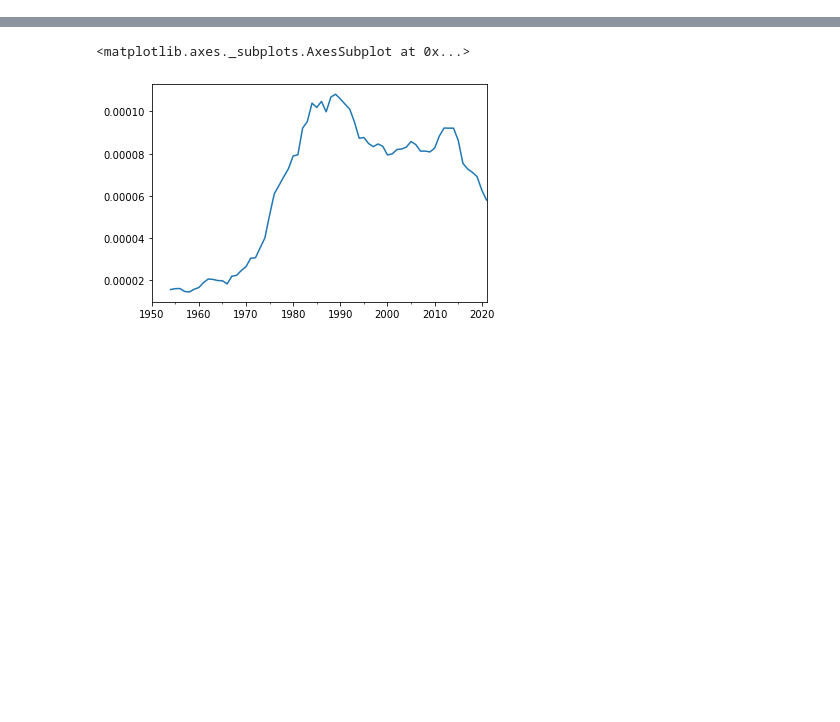
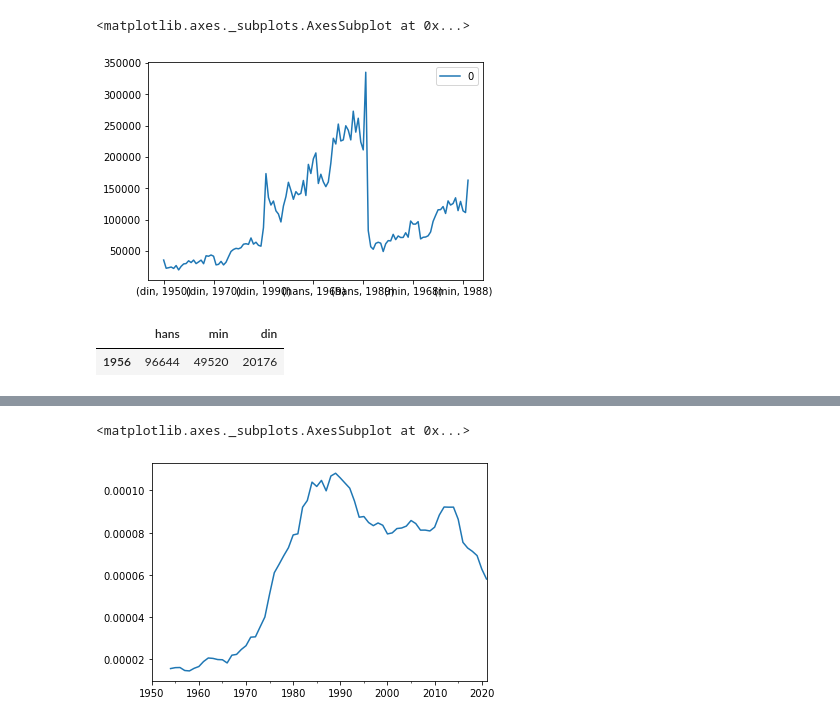
Before and after one commit to NationalLibraryOfNorway/DHLAB, a Jupyter notebook: test_ngram.ipynb, the cells around one changed output, grey strips where cells are left out. Cells and saved outputs as stored; diff of their text form; code cells hidden in the pictures; blank space fills up the shorter version.

```diff
--- a/test_ngram.ipynb
+++ b/test_ngram.ipynb
@@ -26,0 +73,6 @@ def ngram_news(word = '.', title = None, period = None):
+# %%
+df = pd.DataFrame.from_dict(data, orient = 'index')
+df.index = df.index.map(lambda x: tuple(x.split()))
+dfr = pd.concat([df.loc[x] for x in df.index.levels[0]], axis = 1)
+dfr.columns = df.index.levels[0]
+dfr
@@ -27,3 +124,14 @@ def ngram_news(word = '.', title = None, period = None):
+# %%
+df.plot()
+# %% [output]
+<matplotlib.axes._subplots.AxesSubplot at 0x...>
+[figure, added]
+# %%
+df  = pd.DataFrame({z[0]:{n[1]:z[2] for n in data if n[1] == z[1]} for z in data})
+df
+# %% [output]
+|  | hans | min | din |
+| 1956 | 96644 | 49520 | 20176 |
 # %%
 period = (1950, 2021)
 ddk = "839%"
```
Also changed, not shown: parts of 10 cells of this notebook, 2 other files.
